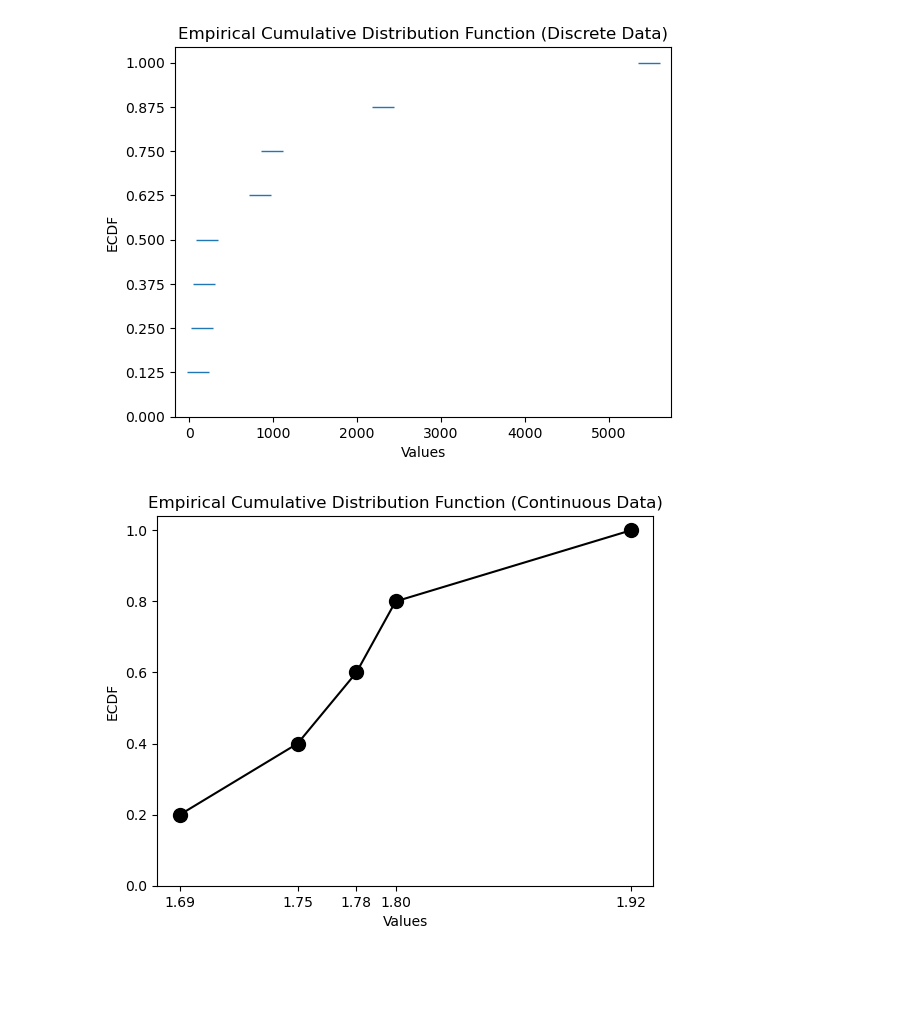
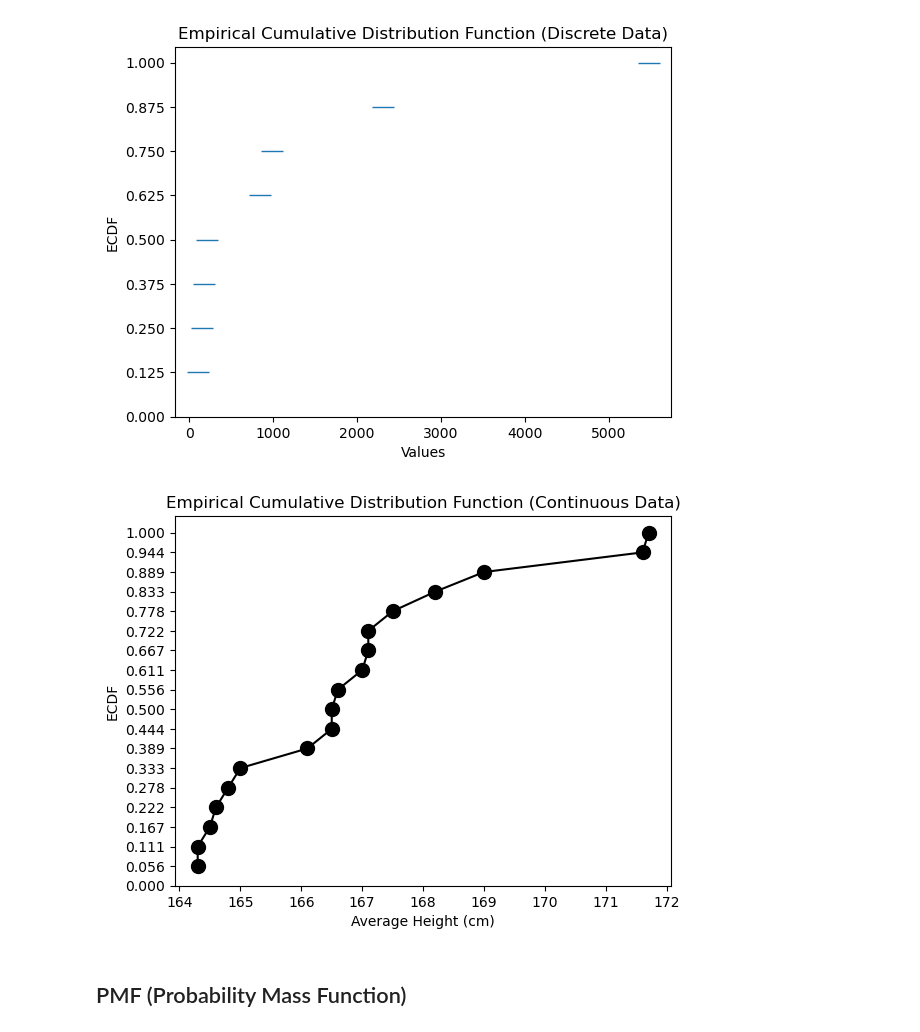
Before and after one commit to oliveiraleo/2035025-Quantitative_Methods, a Jupyter notebook: tasks/task1_plot-CDF_PMF.ipynb, the cells around one changed output. Saved outputs shown, nothing was run; the diff lists cells and outputs as text; code cells hidden in the pictures; blank space fills up the shorter version.

Commit message:
Update the continous data and Add the explanation section

```diff
--- a/tasks/task1_plot-CDF_PMF.ipynb
+++ b/tasks/task1_plot-CDF_PMF.ipynb
@@ -5,10 +5,13 @@
 # %%
 # Creating some example data to be used
 
-# number of samples in a given dataset http://monografias.ice.ufjf.br/tcc-web/tcc?id=540 (page 25)
+# number of samples in a given dataset
+# source: http://monografias.ice.ufjf.br/tcc-web/tcc?id=540 (page 25)
 discrete_data = [150, 178, 846, 5473, 214, 2310, 990, 100]
-# height of some random people (in meters)
-continuous_data = [1.8, 1.78, 1.92, 1.69, 1.75]
+# average height of Brazilian people between 1810 and 1980 (in centimenters)
+# source: https://ourworldindata.org/grapher/average-height-of-men-for-selected-countries?country=BRA
+continuous_data = [164.3, 164.3, 164.8, 164.6, 164.5, 165, 166.5, 166.1, 167.1, 167.5, 166.5, 166.6, 167, 167.1, 168.2, 169, 171.6, 171.7]
+height_year_list = [1810, 1820, 1830, 1840, 1850, 1860, 1870, 1880, 1890, 1900, 1910, 1920, 1930, 1940, 1950, 1960, 1970, 1980]
 # %%
 # Imports
 import numpy as np
@@ -39,16 +42,18 @@ plt.show()
 # %%
 # Generate other CDF
 x_std2, y_std2 = ecdf(continuous_data)
 
 # Plotting the ECDF
 plt.plot(x_std2, y_std2, marker='o', linestyle='-', color='black', markersize=10)
 # plt.xticks(x_std2.pop(), x_std2)
-plt.xticks(continuous_data)
+# plt.xticks(continuous_data)
 plt.yticks(np.arange(0, max(y_std2)+0.001, 1/len(continuous_data)))
-plt.xlabel('Values')
+plt.xlabel('Average Height (cm)')
 plt.ylabel('ECDF')
 plt.title('Empirical Cumulative Distribution Function (Continuous Data)')
 
 plt.show()
 # %% [output]
-[figure, old version]
+[figure, new version]
+# %% [markdown]
+## PMF (Probability Mass Function)
```
Also changed, not shown: parts of 2 cells of this notebook.
